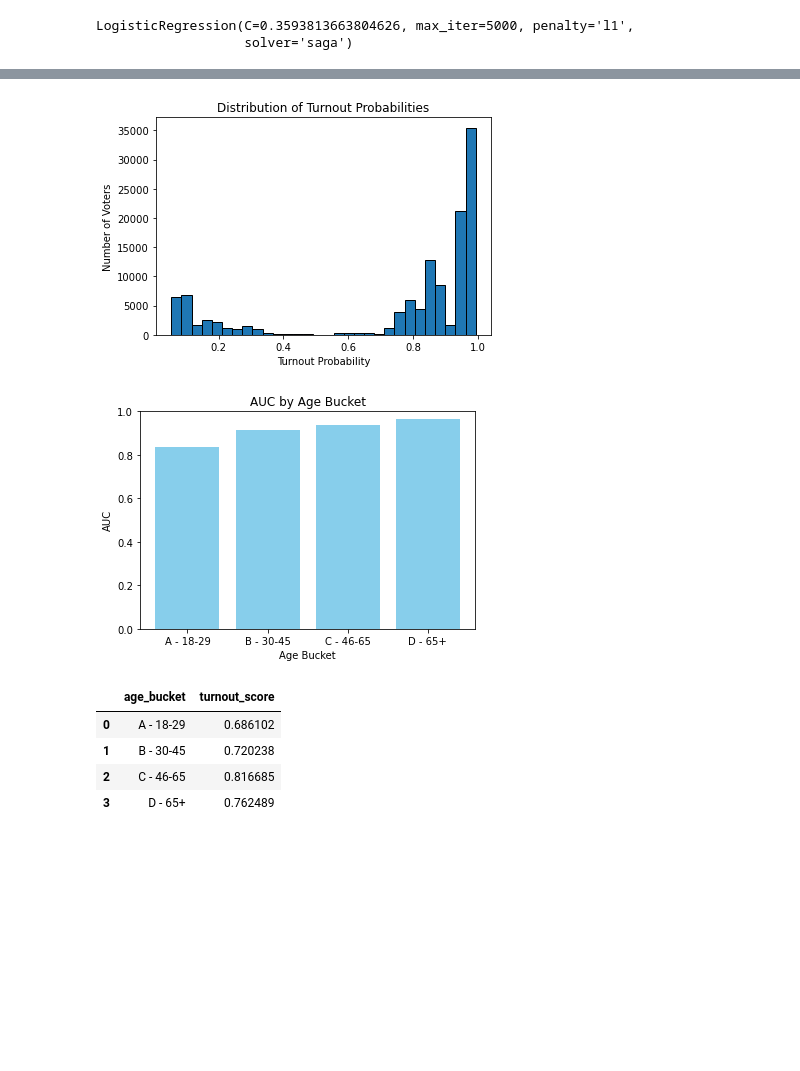
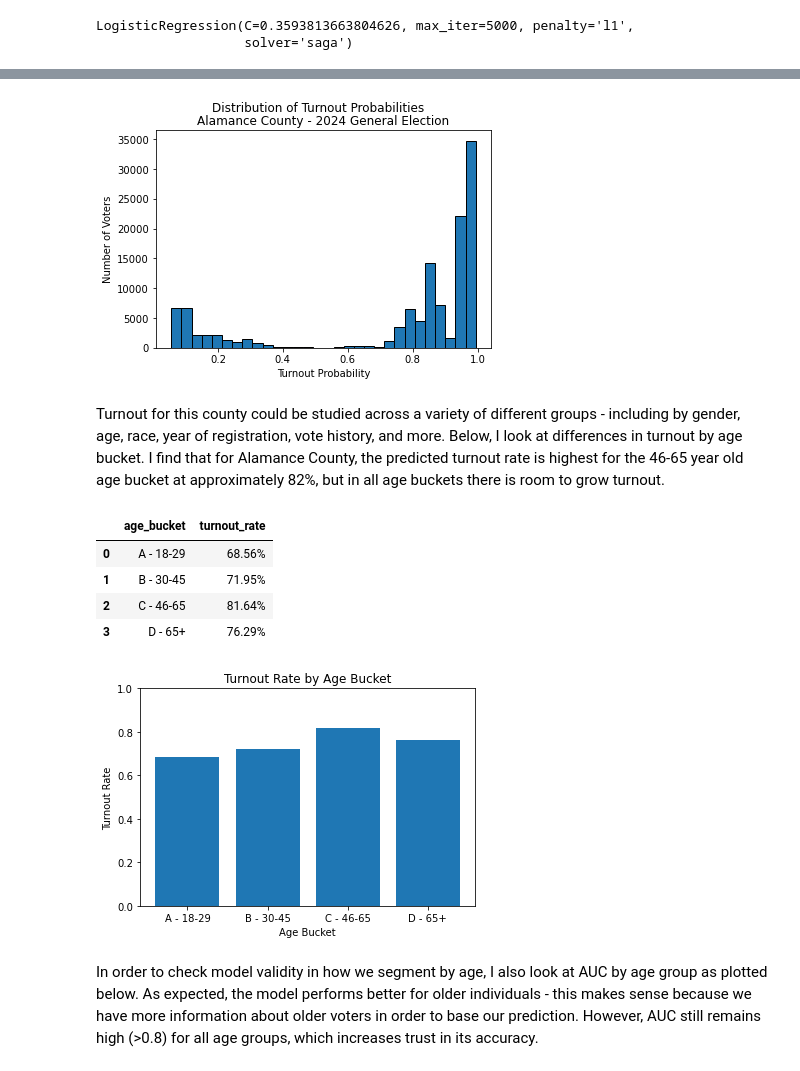
Before and after one commit to dinglucy/code_sample, a Jupyter notebook: turnout_model.ipynb, the cells around one changed output, grey strips where cells are left out. Saved outputs shown, nothing was run; the diff lists cells and outputs as text; code cells hidden in the pictures; blank space fills up the shorter version.

```diff
--- a/turnout_model.ipynb
+++ b/turnout_model.ipynb
@@ -289,14 +291,17 @@ final_coefs.iloc[final_coefs['coefs'].abs().argsort()[::-1]]
 # %%
 # Plot histogram of turnout scores
-plt.hist(mf["turnout_score"], bins=30, edgecolor='black')  # bins=30 sets the number of bins
-plt.title('Distribution of Turnout Probabilities')
+plt.hist(mf["turnout_score"], bins = 30, edgecolor = 'black')
+plt.suptitle('Distribution of Turnout Probabilities')
+plt.title('Alamance County - 2024 General Election')
 plt.xlabel('Turnout Probability')
 plt.ylabel('Number of Voters')
 plt.show()
 # %% [output]
-[figure, old version]
+[figure, new version]
+# %% [markdown]
+Turnout for this county could be studied across a variety of different groups - including by gender, age, race, year of registration, vote history, and more. Below, I look at differences in turnout by age bucket. I find that for Alamance County, the predicted turnout rate is highest for the 46-65 year old age bucket at approximately 82%, but in all age buckets there is room to grow turnout.
 # %%
-# Plot AUC by age bucket
+# Create a variable for age bucket
 def age_bucket(age):
     if age < 30:
         return 'A - 18-29'
@@ -307,33 +312,28 @@ def age_bucket(age):
     else:
         return 'D - 65+'
 
-# Apply the function to create a new sorted column for age bucket
 mf['age_bucket'] = mf['age'].apply(age_bucket)
 mf = mf.sort_values(by='age_bucket', ascending=True)
-
-# Calculate AUC by group
-auc_by_group = {}
-for group in mf['age_bucket'].unique():
-    group_data = mf[mf['age_bucket'] == group]
-    auc = roc_auc_score(group_data['vote_g_0'], group_data['turnout_score'])
-    auc_by_group[group] = auc
-auc_df = pd.DataFrame(list(auc_by_group.items()), columns=['age_bucket', 'AUC'])
-
-# Plot AUC by group
-plt.bar(auc_df['age_bucket'], auc_df['AUC'], color='skyblue')
-plt.xlabel('Age Bucket')
-plt.ylabel('AUC')
-plt.title('AUC by Age Bucket')
-plt.ylim(0, 1)
-plt.show()
-# %% [output]
-[figure, removed]
 # %%
 # Crosstab turnout rate prediction by age bucket
-mf.groupby('age_bucket')['turnout_score'].mean().reset_index()
+age_xtab = mf.groupby('age_bucket')['turnout_score'].mean().reset_index()
+age_xtab['turnout_rate'] = (age_xtab['turnout_score']*100).map(lambda x: f"{x:.2f}%")
+age_xtab[['age_bucket', 'turnout_rate']]
 # %% [output]
-|  | age_bucket | turnout_score |
-| 0 | A - 18-29 | 0.686102 |
-| 1 | B - 30-45 | 0.720238 |
-| 2 | C - 46-65 | 0.816685 |
-| 3 | D - 65+ | 0.762489 |
+|  | age_bucket | turnout_rate |
+| 0 | A - 18-29 | 68.56% |
+| 1 | B - 30-45 | 71.95% |
+| 2 | C - 46-65 | 81.64% |
+| 3 | D - 65+ | 76.29% |
+# %%
+# Plot turnout rate by age bucket
+plt.bar(age_xtab['age_bucket'], age_xtab['turnout_score'])
+plt.ylim(0, 1)
+plt.xlabel("Age Bucket")
+plt.ylabel("Turnout Rate")
+plt.title("Turnout Rate by Age Bucket")
+plt.show()
+# %% [output]
+[figure, added]
+# %% [markdown]
+In order to check model validity in how we segment by age, I also look at AUC by age group as plotted below. As expected, the model performs better for older individuals - this makes sense because we have more information about older voters in order to base our prediction. However, AUC still remains high (>0.8) for all age groups, which increases trust in its accuracy.
```
Also changed, not shown: parts of 8 cells of this notebook.
